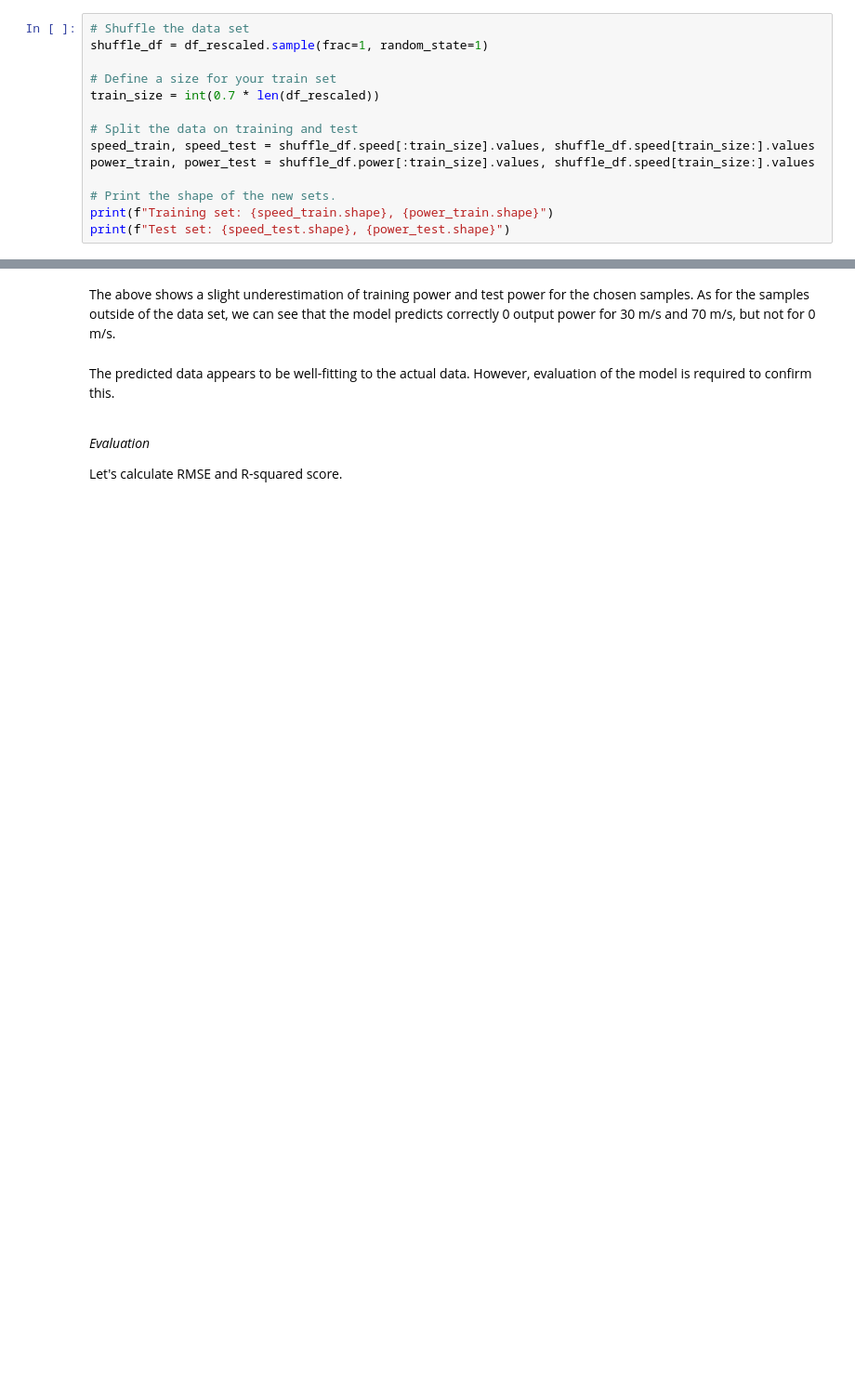
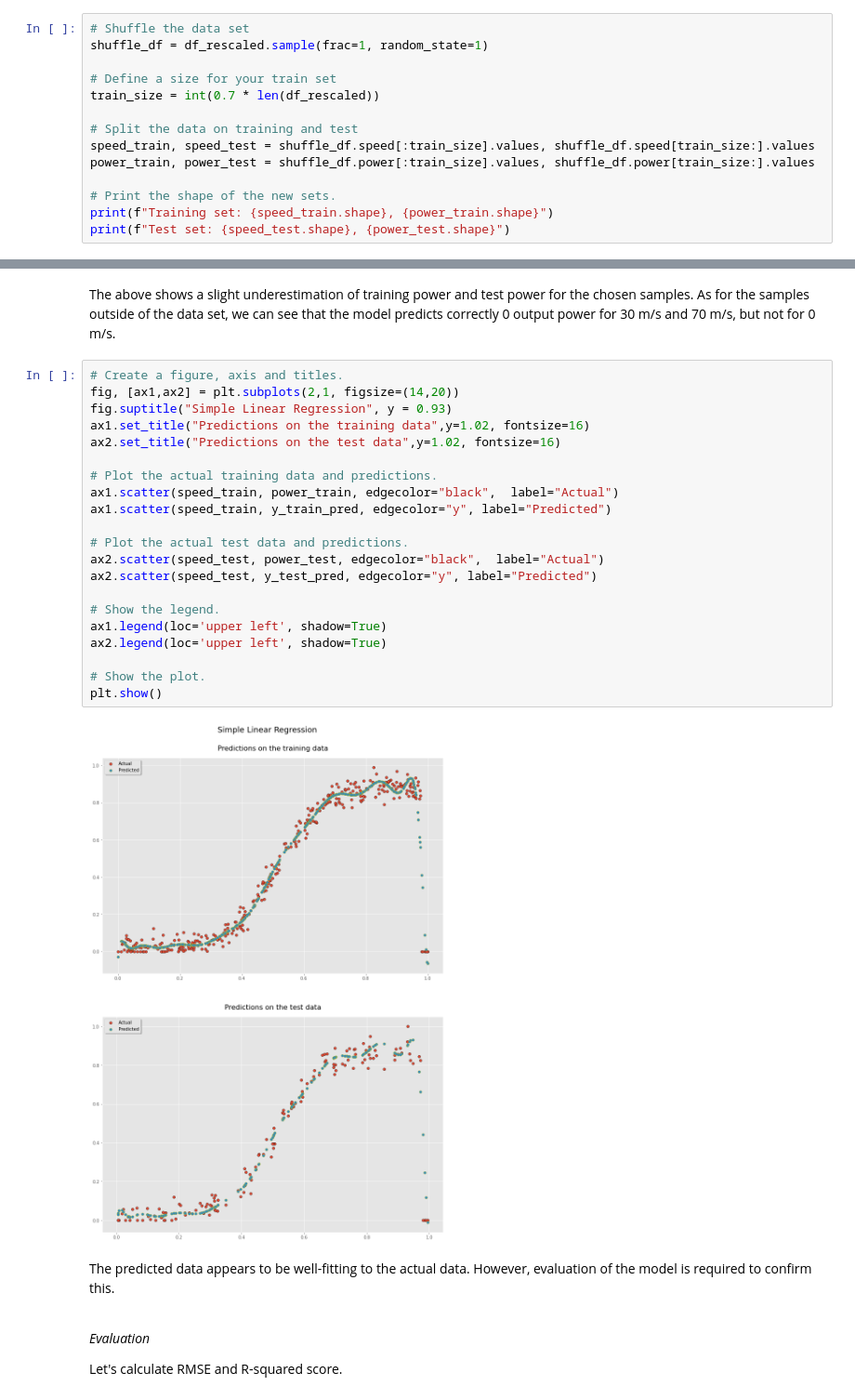
Before and after one commit to olgarozhdestvina/Fundamentals-of-Data-Analysis-Project, a Jupyter notebook: Power_production_models.ipynb, the cells around one changed output, grey strips where cells are left out. Shown at 93% size. Saved outputs shown, nothing was run; the diff lists cells and outputs as text; blank space fills up the shorter version.

Commit message:
Plotted the predicted and actual data for training and test data sets. Changed the images in the header of JN and readme

```diff
--- a/Power_production_models.ipynb
+++ b/Power_production_models.ipynb
@@ -246,7 +248,7 @@ train_size = int(0.7 * len(df_rescaled))
 
 # Split the data on training and test
 speed_train, speed_test = shuffle_df.speed[:train_size].values, shuffle_df.speed[train_size:].values
-power_train, power_test = shuffle_df.power[:train_size].values, shuffle_df.speed[train_size:].values
+power_train, power_test = shuffle_df.power[:train_size].values, shuffle_df.power[train_size:].values
 
 # Print the shape of the new sets.
 print(f"Training set: {speed_train.shape}, {power_train.shape}")
@@ -323,6 +325,29 @@ Actual power:    63.54139536
 Predicted power: 66.37723641836644
 # %% [markdown]
 The above shows a slight underestimation of training power and test power for the chosen samples. As for the samples outside of the data set, we can see that the model predicts correctly 0 output power for 30 m/s and 70 m/s, but not for 0 m/s.
+# %%
+# Create a figure, axis and titles.
+fig, [ax1,ax2] = plt.subplots(2,1, figsize=(14,20))
+fig.suptitle("Simple Linear Regression", y = 0.93)
+ax1.set_title("Predictions on the training data",y=1.02, fontsize=16)
+ax2.set_title("Predictions on the test data",y=1.02, fontsize=16)
+
+# Plot the actual training data and predictions.
+ax1.scatter(speed_train, power_train, edgecolor="black",  label="Actual")
+ax1.scatter(speed_train, y_train_pred, edgecolor="y", label="Predicted")
+
+# Plot the actual test data and predictions.
+ax2.scatter(speed_test, power_test, edgecolor="black",  label="Actual")
+ax2.scatter(speed_test, y_test_pred, edgecolor="y", label="Predicted")
+
+# Show the legend.
+ax1.legend(loc='upper left', shadow=True)
+ax2.legend(loc='upper left', shadow=True)
+
+# Show the plot.
+plt.show()
+# %% [output]
+[figure, added]
 # %% [markdown]
 The predicted data appears to be well-fitting to the actual data. However, evaluation of the model is required to confirm this.
 
```
Also changed, not shown: parts of 4 cells of this notebook, 1 other file.
